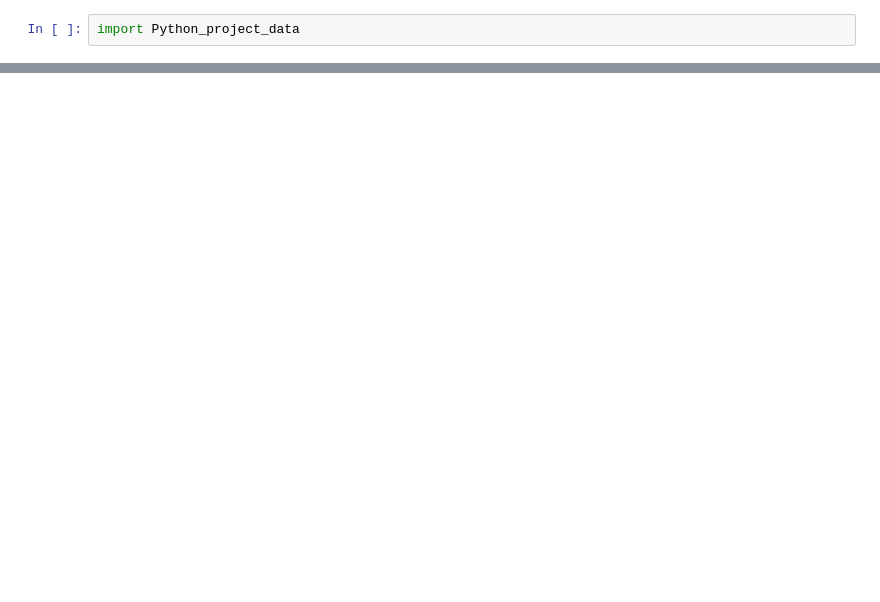
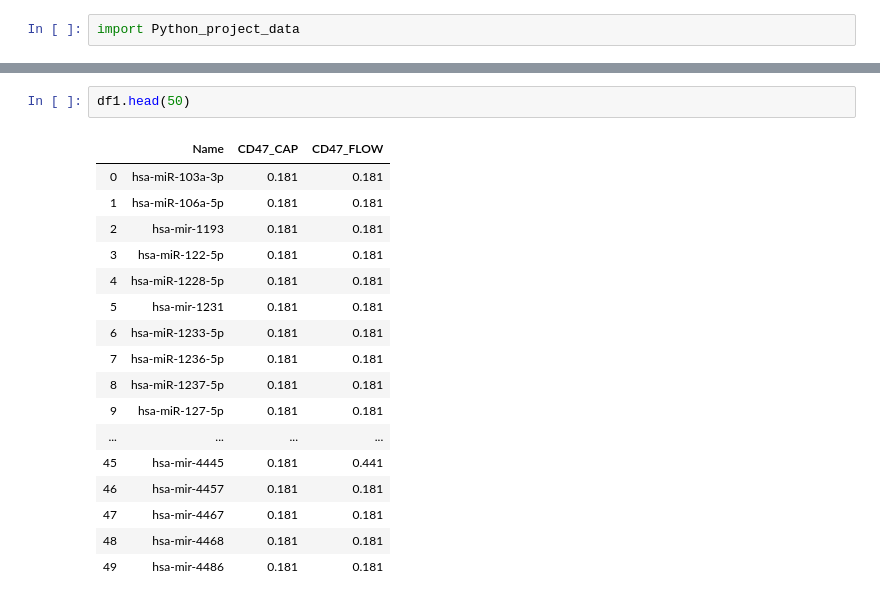
Before and after one commit to Pysk369/project_spring_2020, a Jupyter notebook: Pysk369_project.ipynb, the cells around one changed output, grey strips where cells are left out. Drawn from its saved outputs; the diff is of its cells as text; blank space fills up the shorter version.

```diff
--- a/Pysk369_project.ipynb
+++ b/Pysk369_project.ipynb
@@ -179,0 +190,20 @@ NameError: name 'df_MicroArray' is not defined
+# %%
+df1.head(50)
+# %% [output]
+|  | Name | CD47_CAP | CD47_FLOW |
+| 0 | hsa-miR-103a-3p | 0.181 | 0.181 |
+| 1 | hsa-miR-106a-5p | 0.181 | 0.181 |
+| 2 | hsa-mir-1193 | 0.181 | 0.181 |
+| 3 | hsa-miR-122-5p | 0.181 | 0.181 |
+| 4 | hsa-miR-1228-5p | 0.181 | 0.181 |
+| 5 | hsa-mir-1231 | 0.181 | 0.181 |
+| 6 | hsa-miR-1233-5p | 0.181 | 0.181 |
+| 7 | hsa-miR-1236-5p | 0.181 | 0.181 |
+| 8 | hsa-miR-1237-5p | 0.181 | 0.181 |
+| 9 | hsa-miR-127-5p | 0.181 | 0.181 |
+| ... | ... | ... | ... |
+| 45 | hsa-mir-4445 | 0.181 | 0.441 |
+| 46 | hsa-mir-4457 | 0.181 | 0.181 |
+| 47 | hsa-mir-4467 | 0.181 | 0.181 |
+| 48 | hsa-mir-4468 | 0.181 | 0.181 |
+| 49 | hsa-mir-4486 | 0.181 | 0.181 |
```
Also changed, not shown: parts of 25 cells of this notebook.
